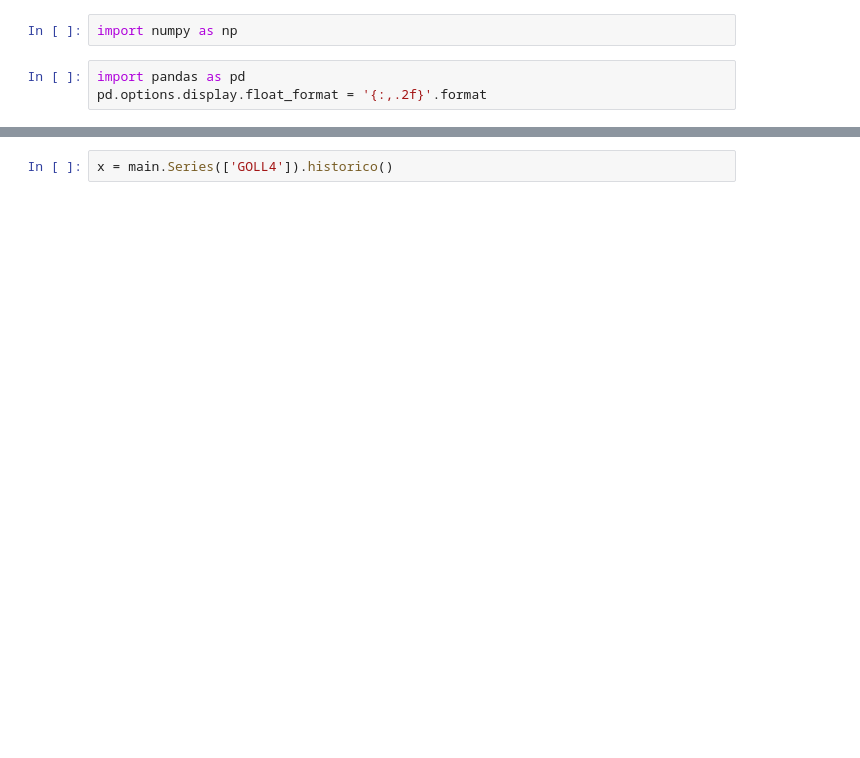
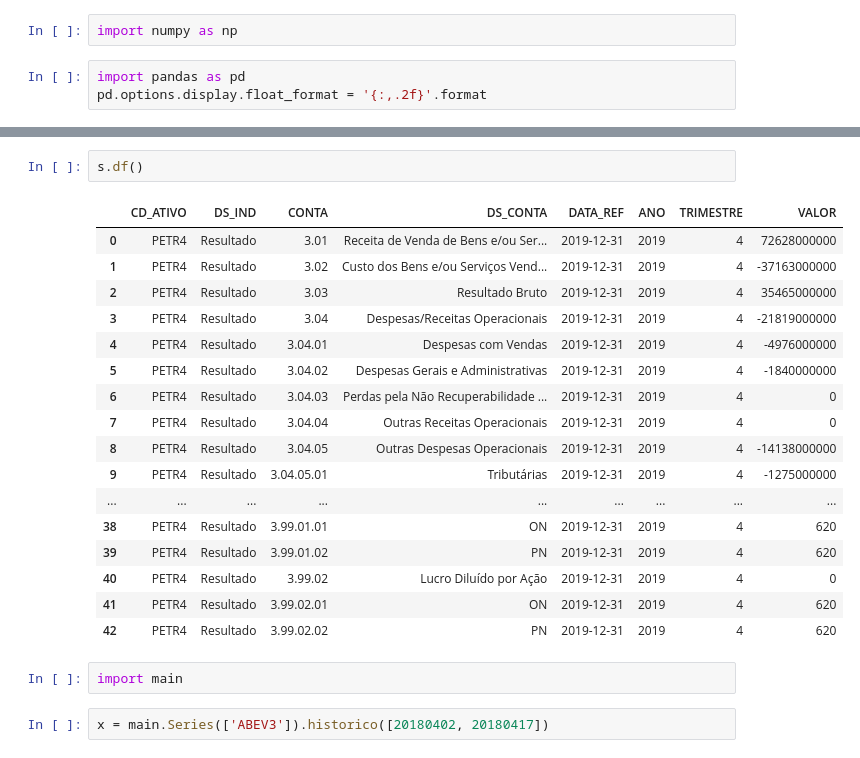
Before and after one commit to janes/fmtpy, a Jupyter notebook: fmtpy/Teste.ipynb, the cells around one changed output, grey strips where cells are left out. Cells and saved outputs as stored; diff of their text form; blank space fills up the shorter version.

```diff
--- a/fmtpy/Teste.ipynb
+++ b/fmtpy/Teste.ipynb
@@ -14,5 +67,27 @@ pd.options.display.float_format = '{:,.2f}'.format
+# %%
+s.df()
+# %% [output]
+|  | CD_ATIVO | DS_IND | CONTA | DS_CONTA | DATA_REF | ANO | TRIMESTRE | VALOR |
+| 0 | PETR4 | Resultado | 3.01 | Receita de Venda de Bens e/ou Ser... | 2019-12-31 | 2019 | 4 | 72628000000 |
+| 1 | PETR4 | Resultado | 3.02 | Custo dos Bens e/ou Serviços Vend... | 2019-12-31 | 2019 | 4 | -37163000000 |
+| 2 | PETR4 | Resultado | 3.03 | Resultado Bruto | 2019-12-31 | 2019 | 4 | 35465000000 |
+| 3 | PETR4 | Resultado | 3.04 | Despesas/Receitas Operacionais | 2019-12-31 | 2019 | 4 | -21819000000 |
+| 4 | PETR4 | Resultado | 3.04.01 | Despesas com Vendas | 2019-12-31 | 2019 | 4 | -4976000000 |
+| 5 | PETR4 | Resultado | 3.04.02 | Despesas Gerais e Administrativas | 2019-12-31 | 2019 | 4 | -1840000000 |
+| 6 | PETR4 | Resultado | 3.04.03 | Perdas pela Não Recuperabilidade ... | 2019-12-31 | 2019 | 4 | 0 |
+| 7 | PETR4 | Resultado | 3.04.04 | Outras Receitas Operacionais | 2019-12-31 | 2019 | 4 | 0 |
+| 8 | PETR4 | Resultado | 3.04.05 | Outras Despesas Operacionais | 2019-12-31 | 2019 | 4 | -14138000000 |
+| 9 | PETR4 | Resultado | 3.04.05.01 | Tributárias | 2019-12-31 | 2019 | 4 | -1275000000 |
+| ... | ... | ... | ... | ... | ... | ... | ... | ... |
+| 38 | PETR4 | Resultado | 3.99.01.01 | ON | 2019-12-31 | 2019 | 4 | 620 |
+| 39 | PETR4 | Resultado | 3.99.01.02 | PN | 2019-12-31 | 2019 | 4 | 620 |
+| 40 | PETR4 | Resultado | 3.99.02 | Lucro Diluído por Ação | 2019-12-31 | 2019 | 4 | 0 |
+| 41 | PETR4 | Resultado | 3.99.02.01 | ON | 2019-12-31 | 2019 | 4 | 620 |
+| 42 | PETR4 | Resultado | 3.99.02.02 | PN | 2019-12-31 | 2019 | 4 | 620 |
+# %%
+import main
 # %%
-x = main.Series(['GOLL4']).historico()
+x = main.Series(['ABEV3']).historico([20180402, 20180417])
 # %%
 x.coefbeta()
 # %% [output]
```
Also changed, not shown: parts of 20 cells of this notebook, 8 other files.
